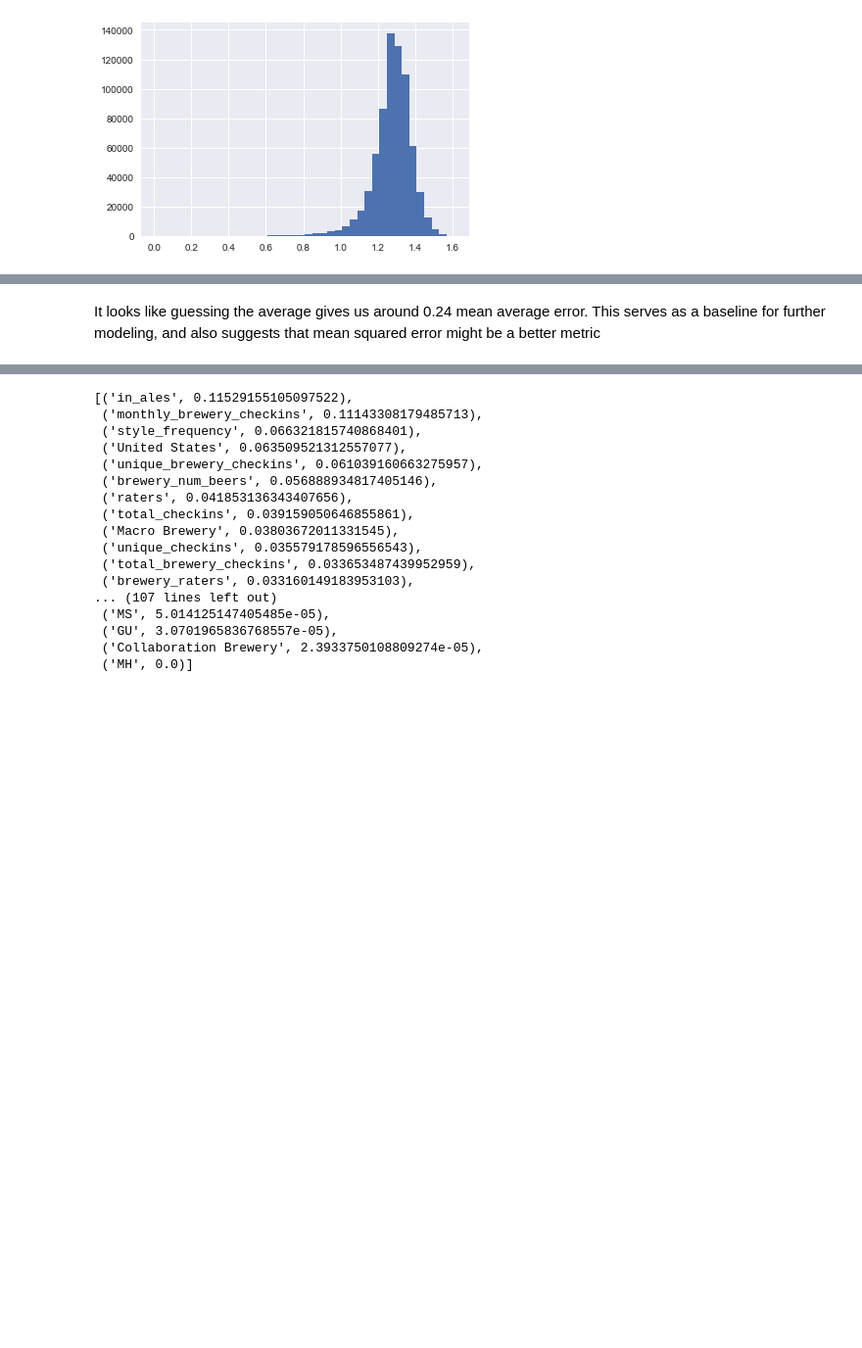
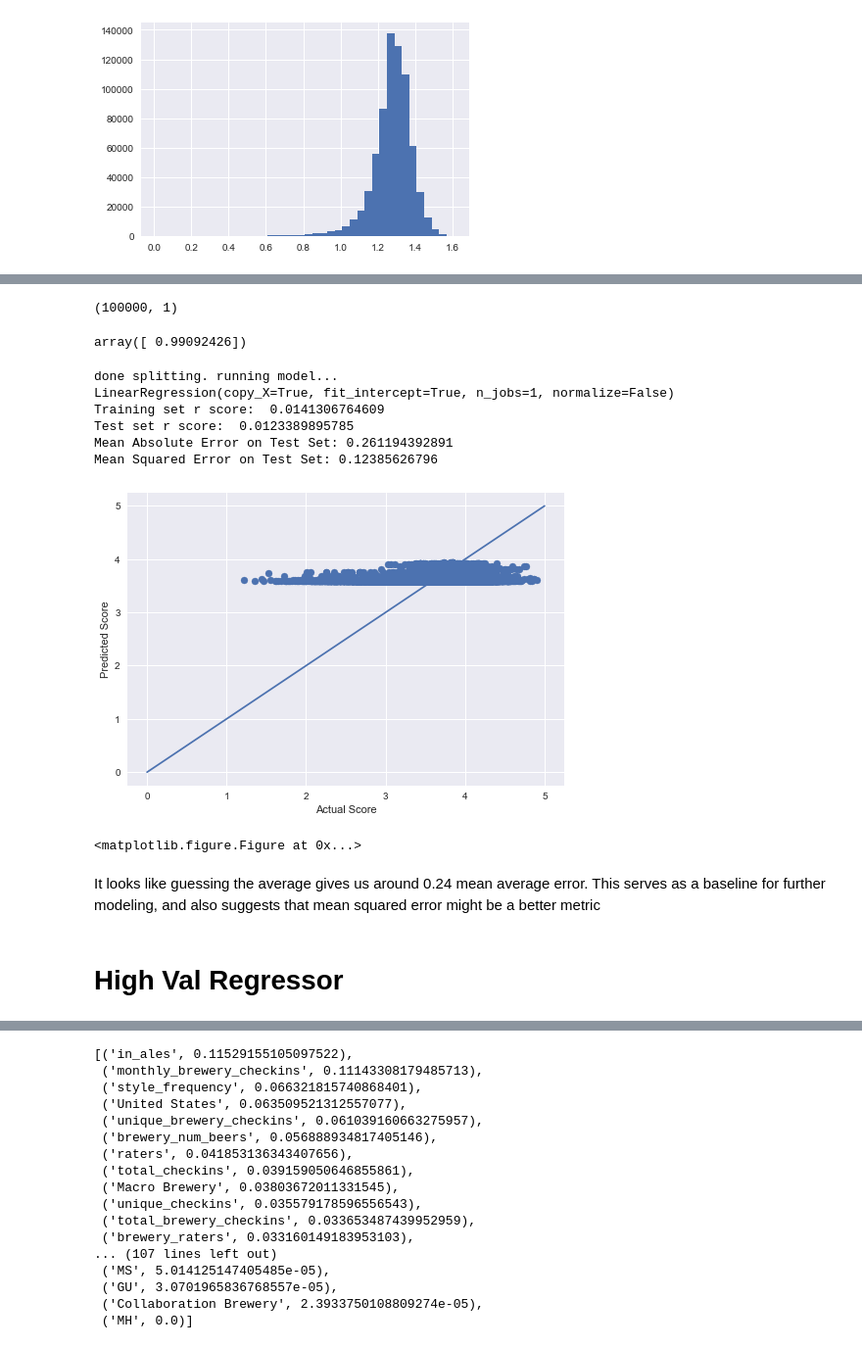
Before and after one commit to spencer-zepelin/beer_machine, a Jupyter notebook: Modeling.ipynb, the cells around one changed output, grey strips where cells are left out. Shown at 98% size. Cells and saved outputs as stored; diff of their text form; code cells hidden in the pictures; blank space fills up the shorter version.

```diff
--- a/Modeling.ipynb
+++ b/Modeling.ipynb
@@ -113,3 +105,7 @@ df = pd.read_csv('data/database/master.csv', index_col=0)
 # %%
-df['date_added'] = df['date_added'].apply(lambda x: datetime.strptime(x, '%Y-%m-%d'))
-df['date_brewery_added'] = df['date_brewery_added'].apply(lambda x: datetime.strptime(x, '%Y-%m-%d'))
+data['date_added'] = data['date_added'].apply(lambda x: datetime.strptime(x, '%Y-%m-%d').timestamp())
+data['date_brewery_added'] = data['date_brewery_added'].apply(lambda x: datetime.strptime(x, '%Y-%m-%d').timestamp())
+# %%
+df, _ = train_test_split(data, train_size=0.8, random_state=5752)
+print(df.shape, _.shape)
+df = df.copy()
@@ -343,7 +392,38 @@ print('all done!!')
 ['in_smokes', 'in_ryes', 'in_spiced', 'in_trad_german', 'in_trad_brit', 'in_thicks', 'in_fall_winter', 'in_lager_lager', 'in_subpremiums', 'in_porters', 'in_stouts', 'in_browns', 'in_yeasty_belgians', ...
 all done!!
+# %%
+pca = PCA(n_components=1)
+# %%
+sample = df.sample(100000).copy()
+y = sample['rating'].values
+x = sample[features].values
+new_x = pca.fit_transform(x)
+# %%
+new_x.shape
+# %% [output]
+(100000, 1)
+# %%
+pca.explained_variance_ratio_
+# %% [output]
+array([ 0.99092426])
+# %%
+pca_lr = LinearRegression()
+x_train, x_test, y_train, y_test = train_test_split(new_x, y)
+print('done splitting. running model...')
+run_regression_model(x_train, x_test, y_train, y_test, pca_lr)
+# %% [output]
+done splitting. running model...
+LinearRegression(copy_X=True, fit_intercept=True, n_jobs=1, normalize=False)
+Training set r score:  0.0141306764609
+Test set r score:  0.0123389895785
+Mean Absolute Error on Test Set: 0.261194392891
+Mean Squared Error on Test Set: 0.12385626796
+[figure, added]
+<matplotlib.figure.Figure at 0x...>
 # %% [markdown]
 It looks like guessing the average gives us around 0.24 mean average error. This serves as a baseline for further modeling, and also suggests that mean squared error might be a better metric
+# %% [markdown]
+# High Val Regressor
 # %%
 x_train, x_test, y_train, y_test = train_test_split(heads_x, heads_y)
 print(x_train.shape, x_test.shape, y_train.shape, y_test.shape)
```
Also changed, not shown: parts of 42 cells of this notebook, 3 other files.
